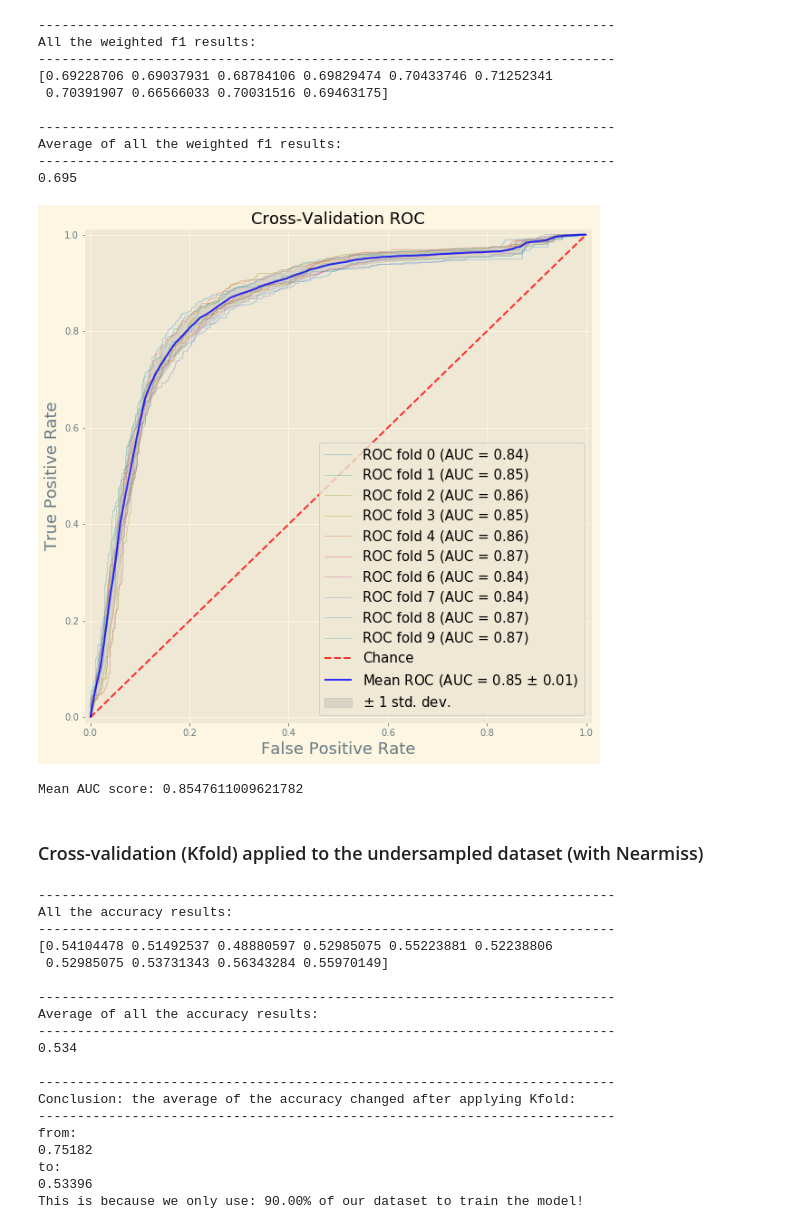
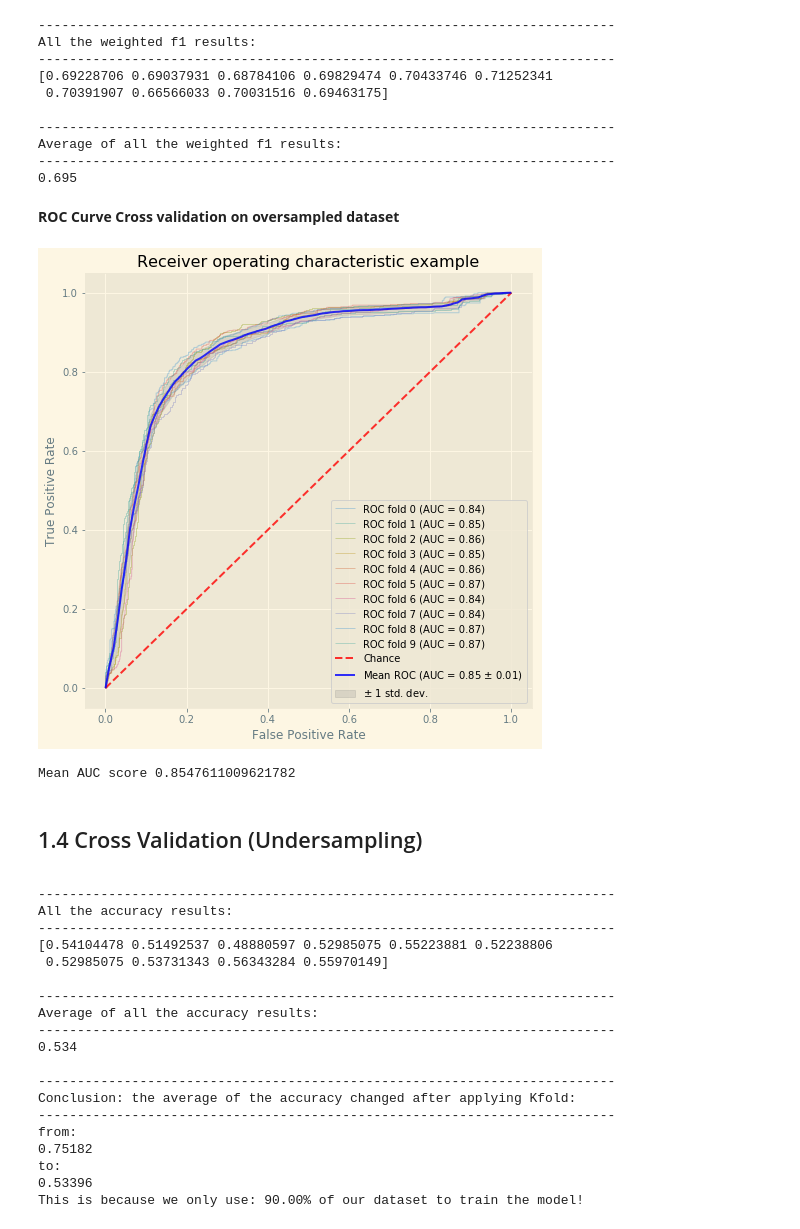
Before and after one commit to fairfield-university-ba545/project2-mtb, a Jupyter notebook: 8.2_Naive_Bayes.ipynb, the cells around one changed output. Saved outputs shown, nothing was run; the diff lists cells and outputs as text; code cells hidden in the pictures.

```diff
--- a/8.2_Naive_Bayes.ipynb
+++ b/8.2_Naive_Bayes.ipynb
@@ -413,7 +382,2 @@ def roc_curve_kfold_cross_validation(X_train=X_train_res, y_train=y_train_res, n
-# %%
-roc_curve_kfold_cross_validation(X_train=X_train_res, y_train=y_train_res, n_splits=10)
-# %% [output]
-[figure, removed]
-Mean AUC score: 0.8547611009621782
-# %% [markdown]
-### Cross-validation (Kfold) applied to the undersampled dataset (with Nearmiss)
+# %% [markdown]
+<b> ROC Curve Cross validation on oversampled dataset
@@ -420,3 +432,11 @@ Mean AUC score: 0.8547611009621782
+# %%
+# apply the function to plot the ROC curve with the average AUC score
+roc_curve_kfold_cross_validation(X=X_train_res, y=y_train_res, classifier=GaussianNB(), user_defined_splits=10)
+# %% [output]
+[figure, added]
+Mean AUC score 0.8547611009621782
+# %% [markdown]
+<a id = "80014"> <h2> 1.4 Cross Validation (Undersampling)  </h2> </a>
 # %%
 # Build the k-fold cross-validator
 k_fold_split = 10
```
Also changed, not shown: parts of 103 cells of this notebook, 4 other files.
